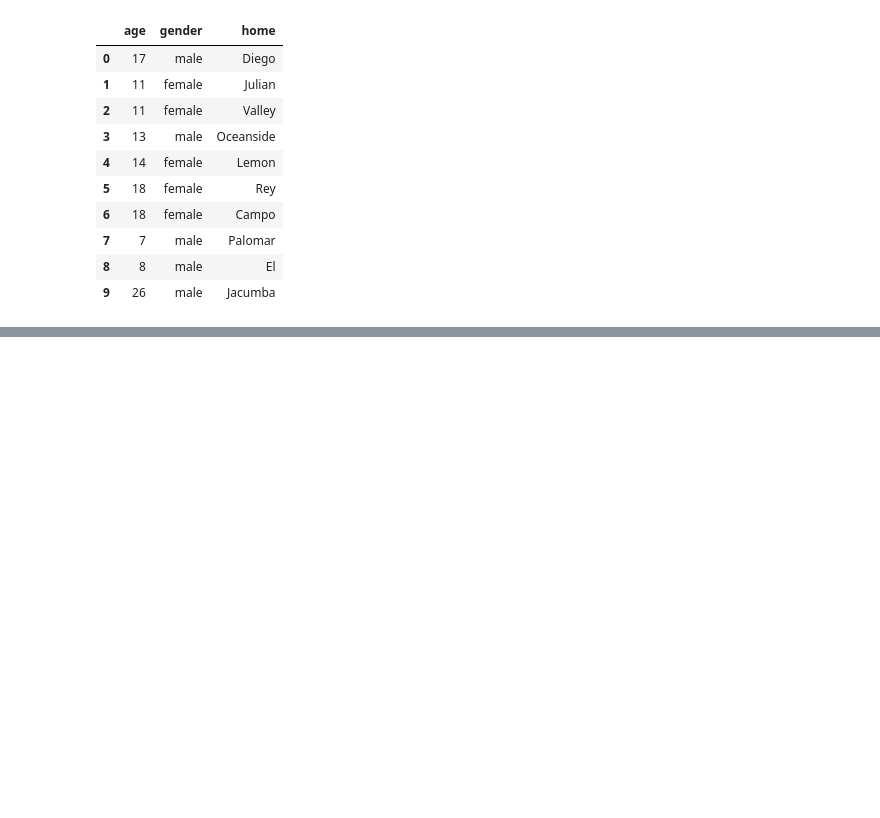
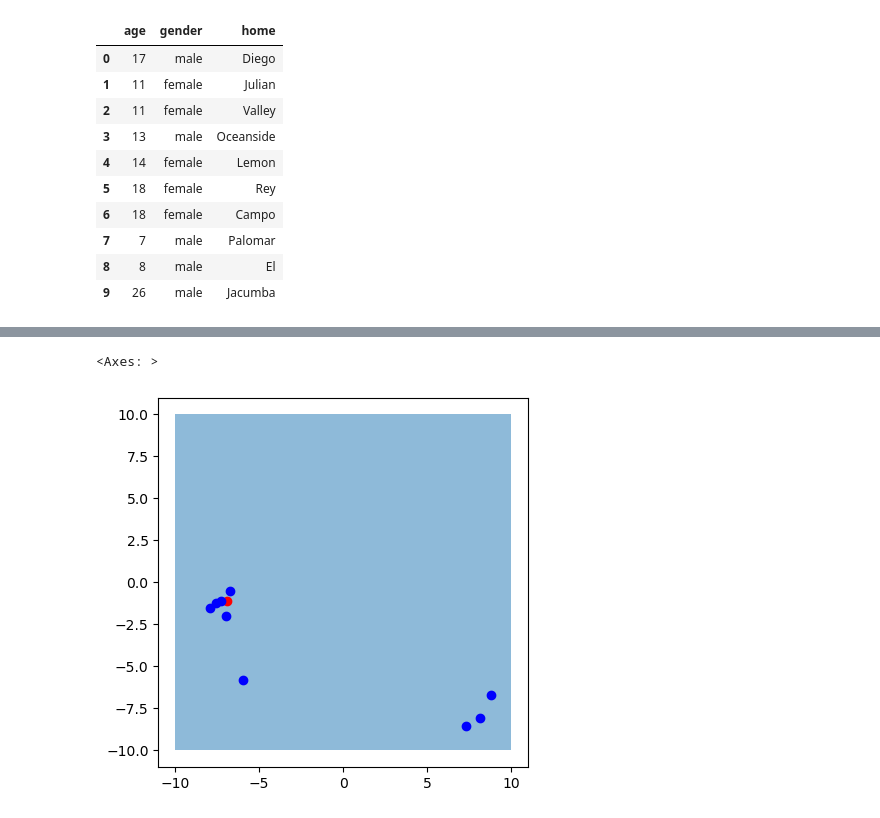
Before and after one commit to covABM/generative-geoact, a Jupyter notebook: notebooks/LanguageModelPlayround.ipynb, the cells around one changed output, grey strips where cells are left out. Cells and saved outputs as stored; diff of their text form; code cells hidden in the pictures; blank space fills up the shorter version.

```diff
--- a/notebooks/LanguageModelPlayround.ipynb
+++ b/notebooks/LanguageModelPlayround.ipynb
@@ -767,0 +832,3 @@ not_greeted.plot(c="blue", ax = basemap)
+# %%
+%%time
+mobile_model.step(keep_memory=False)
@@ -767,0 +866,11 @@ not_greeted.plot(c="blue", ax = basemap)
+# %%
+agents = mobile_model.schedule.agents
+basemap = gpd.GeoSeries(agents[0].geometry).plot(alpha=0.5)
+infective = gpd.GeoSeries(map(lambda a: a.geometry, [agent for agent in agents[1:] if agent.infective]))
+healthy = gpd.GeoSeries(map(lambda a: a.geometry, [agent for agent in agents[1:]  if not agent.infective]))
+
+infective.plot(c="red", ax = basemap)
+healthy.plot(c="blue", ax = basemap)
+# %% [output]
+<Axes: >
+[figure, added]
```
Also changed, not shown: parts of 25 cells of this notebook, 2 other files.
